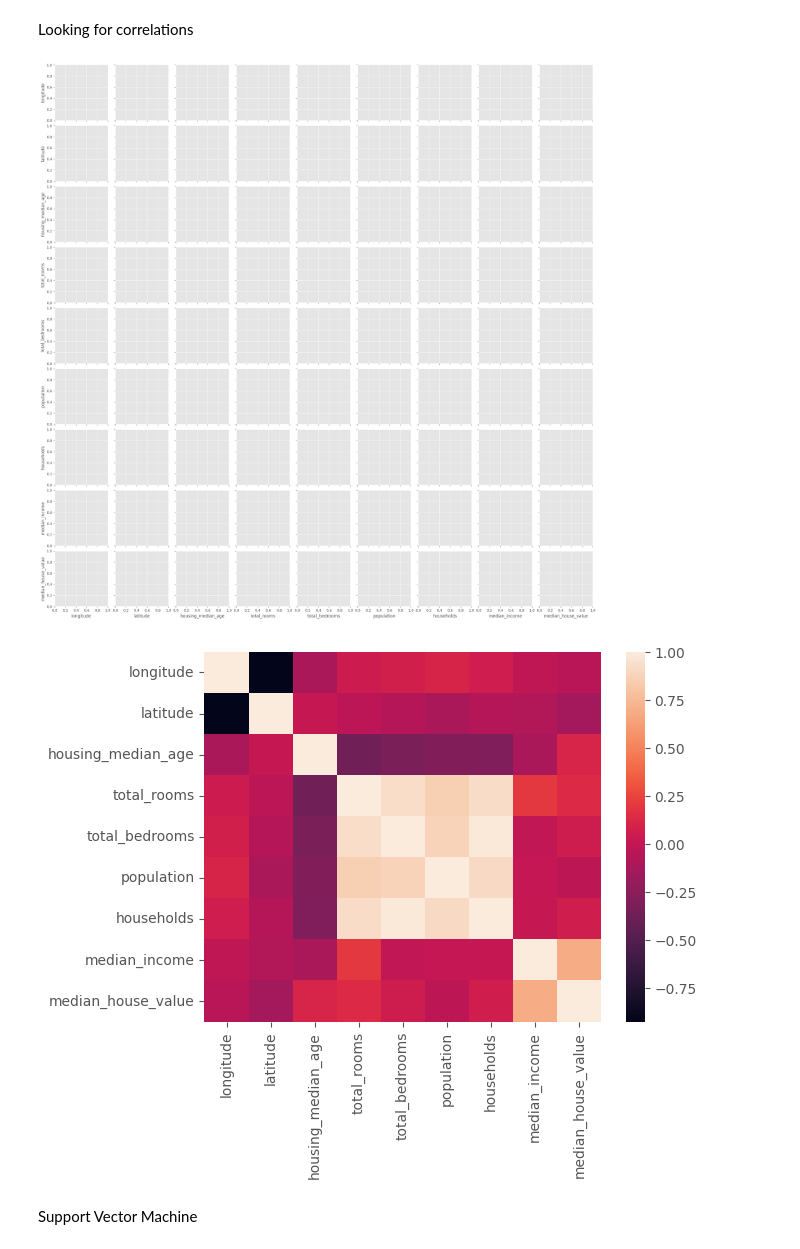
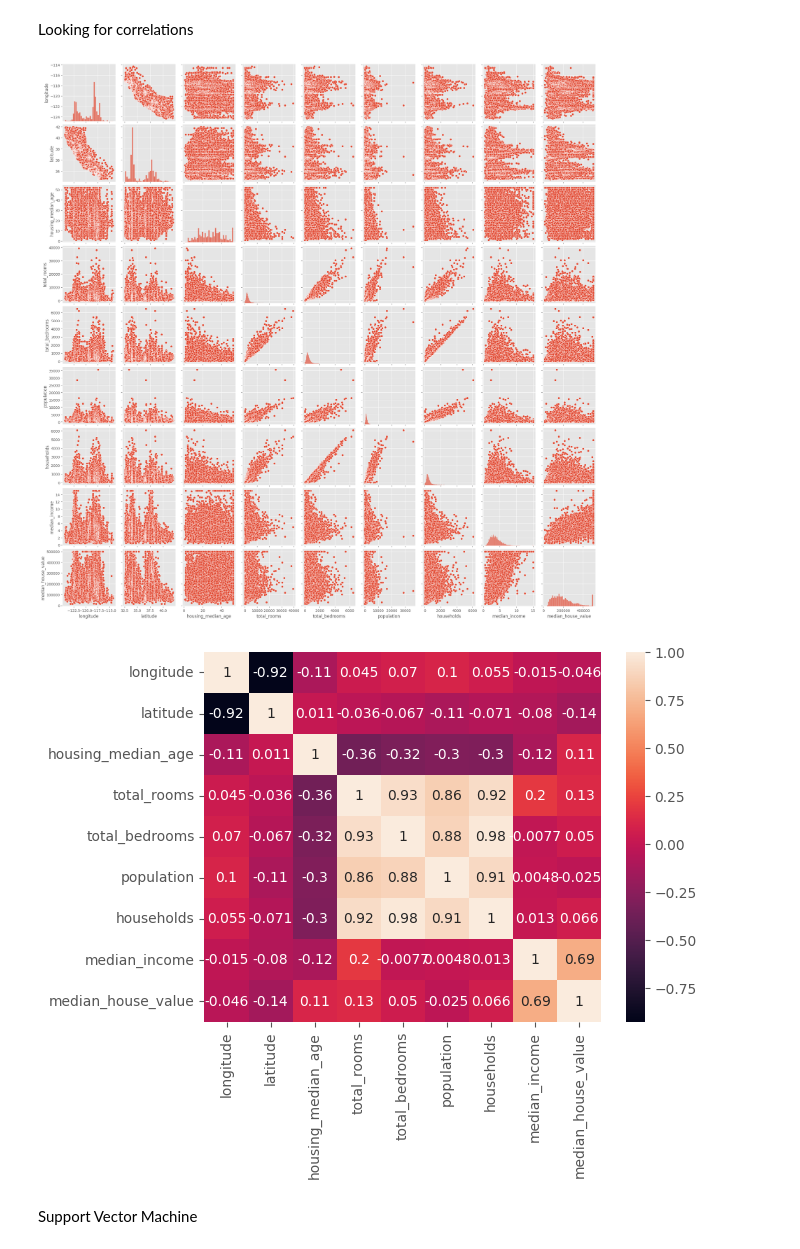
Before and after one commit to tamiriscrepalde/handson-ml-study, a Jupyter notebook: notebooks/exercises_chapter_two.ipynb, the cells around one changed output. Drawn from its saved outputs; the diff is of its cells as text; code cells hidden in the pictures.

```diff
--- a/notebooks/exercises_chapter_two.ipynb
+++ b/notebooks/exercises_chapter_two.ipynb
@@ -121,14 +126,14 @@ ax.legend(loc='center left', bbox_to_anchor=(1, 0.5));
 # %% [markdown]
 Looking for correlations
 # %%
-sns.PairGrid(df);
+sns.pairplot(df);
 # %% [output]
-[figure, old version]
+[figure, new version]
 # %%
 corr_matrix = df.drop('ocean_proximity', axis=1).corr()
-sns.heatmap(corr_matrix);
+sns.heatmap(corr_matrix, annot=True);
 # %% [output]
-[figure, old version]
+[figure, new version]
 # %% [markdown]
 Support Vector Machine
 # %%
```
Also changed, not shown: parts of 2 cells of this notebook, 14 other files.
